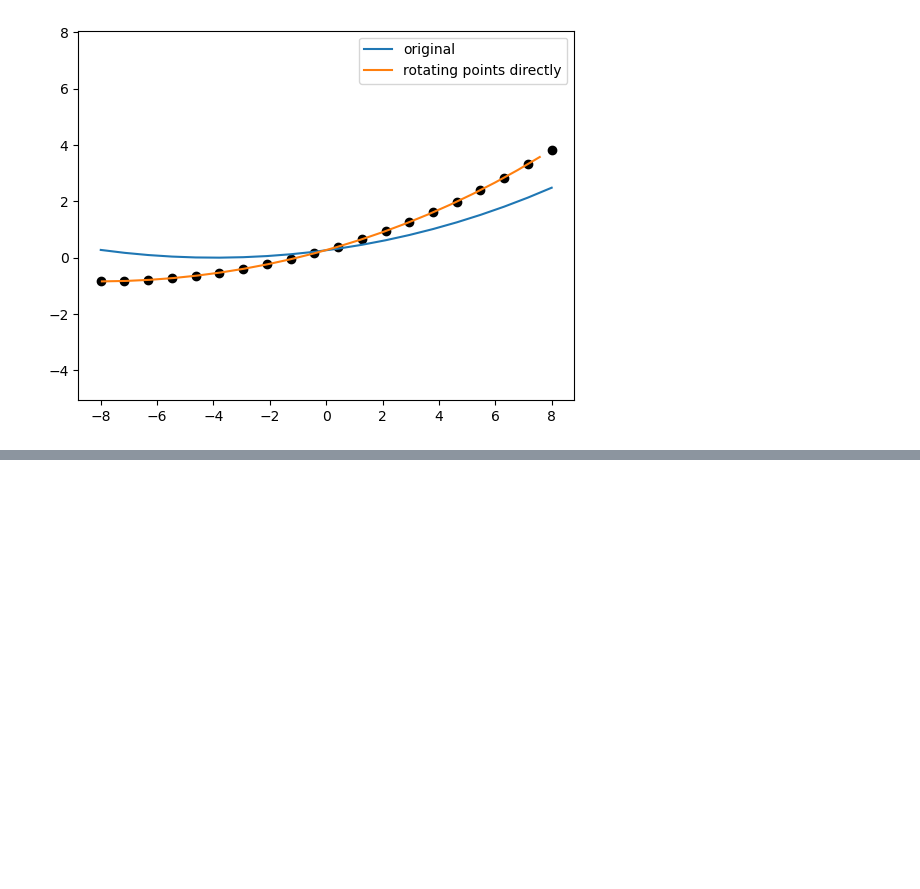
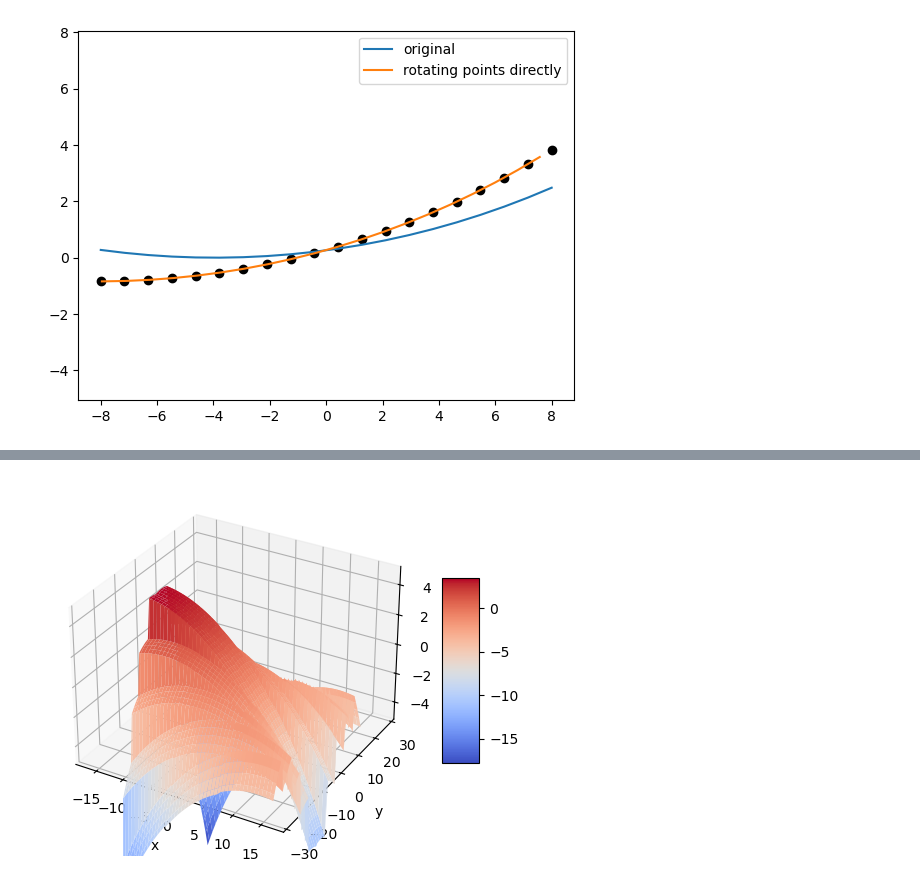
Before and after one commit to ellenle3/ifugen, a Jupyter notebook: python/surface_generator.ipynb, the cells around one changed output, grey strips where cells are left out. Drawn from its saved outputs; the diff is of its cells as text; code cells hidden in the pictures; blank space fills up the shorter version.

```diff
--- a/python/surface_generator.ipynb
+++ b/python/surface_generator.ipynb
@@ -454,37 +408,36 @@ IndexError: list index out of range
 # %%
-sag_func = conic_2d_sag
-critical_xy_func = conic_2d_critical_xy
-
 xsize, ysize = get_slicer_size(p)
 
 N = 100
 
 #Nx = n_cols * 8
 #Ny = n_rows * n_each * 8
 x = np.linspace(-1.1*xsize/2,1.1*xsize/2,N)
 y = np.linspace(-1.1*ysize/2,1.1*ysize/2,N)
 
 Z = np.zeros((N,N))
 for i,x1 in enumerate(x):
     for j,y1 in enumerate(y):
-        Z[j,i]=make_image_slicer(x1, y1, p, custom_slice_params, sag_func)
+        Z[j,i]=make_image_slicer(x1, y1, p, custom_slice_params)
         #Z[i,j]=make_image_slicer2(x1, y1, n_each, dalpha, dbeta, alpha_cen, beta_cen, dx, dy, rx, ry, kx, ky)
 
 
 X, Y = np.meshgrid(x, y)
 #Z2 = make_slice(X, Y, rx, ry, kx, ky, 0, 0)
 
 #zmin, zmax = find_global_extrema_slicer(p, sag_func, critical_xy_func)
 
 fig, ax = plt.subplots(subplot_kw={"projection": "3d"})
 surf = ax.plot_surface(X, Y, Z, cmap=cm.coolwarm)
 #ax.plot_surface(X,Y,np.ones((N,N))*zmin, alpha=0.3)
 #ax.plot_surface(X,Y,np.ones((N,N))*zmax, alpha=0.3)
 #surf = ax.plot_surface(X, Y, Z2, cmap=cm.viridis)
 #ax.zaxis.set_major_formatter('{x:.02f}')
 #ax.view_init(azim=90, elev=0)
 ax.set_xlabel("x")
 ax.set_ylabel("y")
 ax.set_zlim(-5, 5)
 fig.colorbar(surf, shrink=0.5, aspect=5)
 plt.show()
+# %% [output]
+[figure, added]
```
Also changed, not shown: parts of 5 cells of this notebook, 10 other files.
